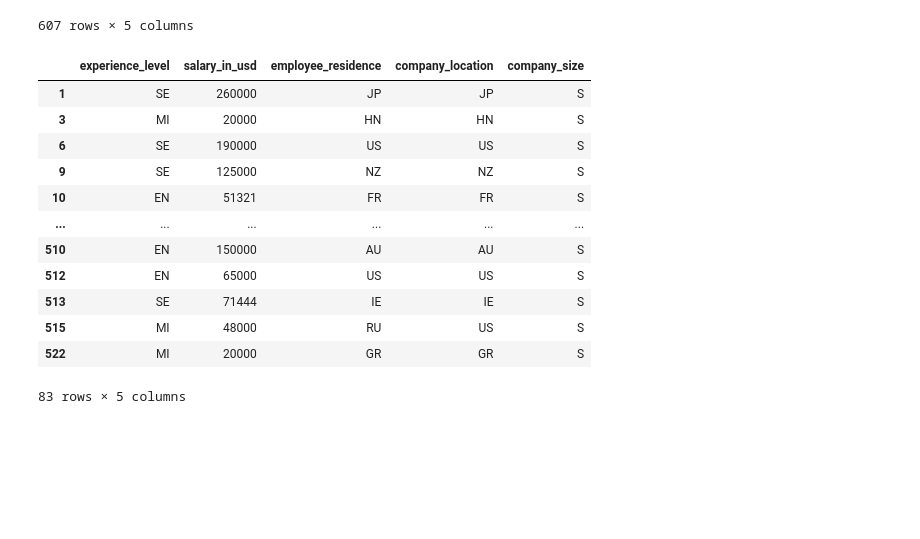
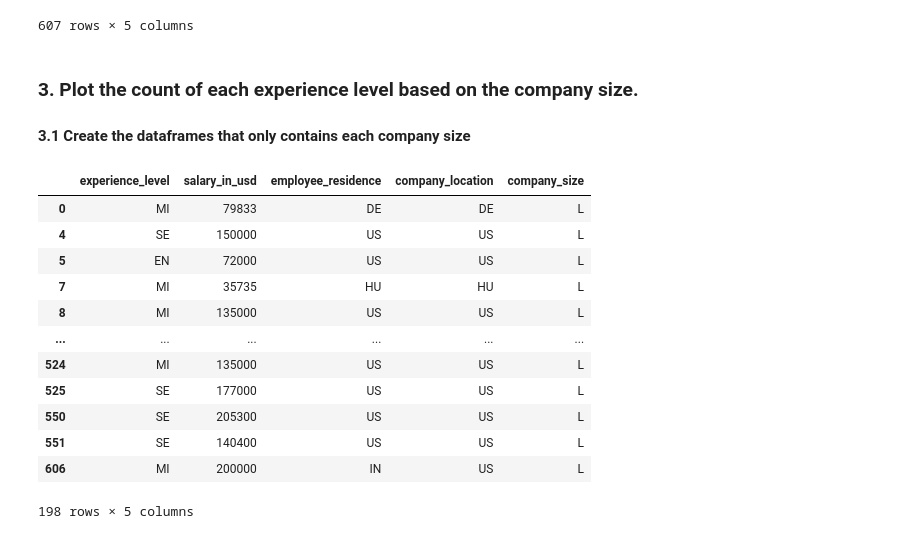
Before and after one commit to ubco-W2022T2-data301/project-group-group07, a Jupyter notebook: analysis/analysis1.ipynb, the cells around one changed output. Cells and saved outputs as stored; diff of their text form; code cells hidden in the pictures; blank space fills up the shorter version.

```diff
--- a/analysis/analysis1.ipynb
+++ b/analysis/analysis1.ipynb
@@ -80,25 +84,24 @@ df
 | 605 | SE | 150000 | US | US | M |
 | 606 | MI | 200000 | IN | US | L |
 607 rows × 5 columns
-# %%
-dfL = df[df["company_size"] == "L"]
-dfM = df[df["company_size"] == "M"]
-dfS = df[df["company_size"] == "S"]
-
-dfL
-dfM
-dfS
-# %% [output]
-|  | experience_level | salary_in_usd | employee_residence | company_location | company_size |
-| 1 | SE | 260000 | JP | JP | S |
-| 3 | MI | 20000 | HN | HN | S |
-| 6 | SE | 190000 | US | US | S |
-| 9 | SE | 125000 | NZ | NZ | S |
-| 10 | EN | 51321 | FR | FR | S |
-| ... | ... | ... | ... | ... | ... |
-| 510 | EN | 150000 | AU | AU | S |
-| 512 | EN | 65000 | US | US | S |
-| 513 | SE | 71444 | IE | IE | S |
-| 515 | MI | 48000 | RU | US | S |
-| 522 | MI | 20000 | GR | GR | S |
-83 rows × 5 columns
+# %% [markdown]
+### 3. Plot the count of each experience level based on the company size.
+#### 3.1 Create the dataframes that only contains each company size
+# %%
+# dataframe of Large size company
+dfL = df1[df["company_size"] == "L"]
+dfL
+# %% [output]
+|  | experience_level | salary_in_usd | employee_residence | company_location | company_size |
+| 0 | MI | 79833 | DE | DE | L |
+| 4 | SE | 150000 | US | US | L |
+| 5 | EN | 72000 | US | US | L |
+| 7 | MI | 35735 | HU | HU | L |
+| 8 | MI | 135000 | US | US | L |
+| ... | ... | ... | ... | ... | ... |
+| 524 | MI | 135000 | US | US | L |
+| 525 | SE | 177000 | US | US | L |
+| 550 | SE | 205300 | US | US | L |
+| 551 | SE | 140400 | US | US | L |
+| 606 | MI | 200000 | IN | US | L |
+198 rows × 5 columns
```
Also changed, not shown: parts of 24 cells of this notebook.
